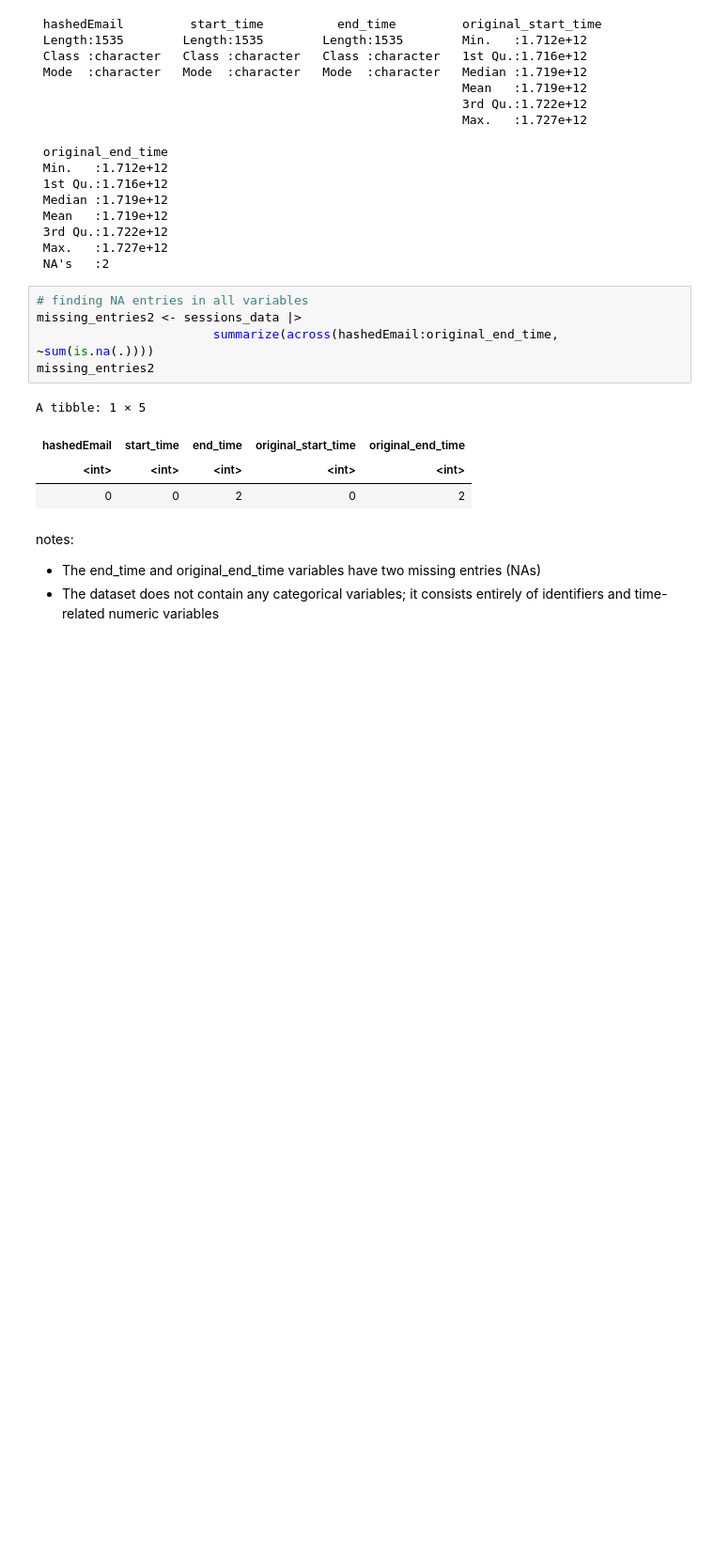
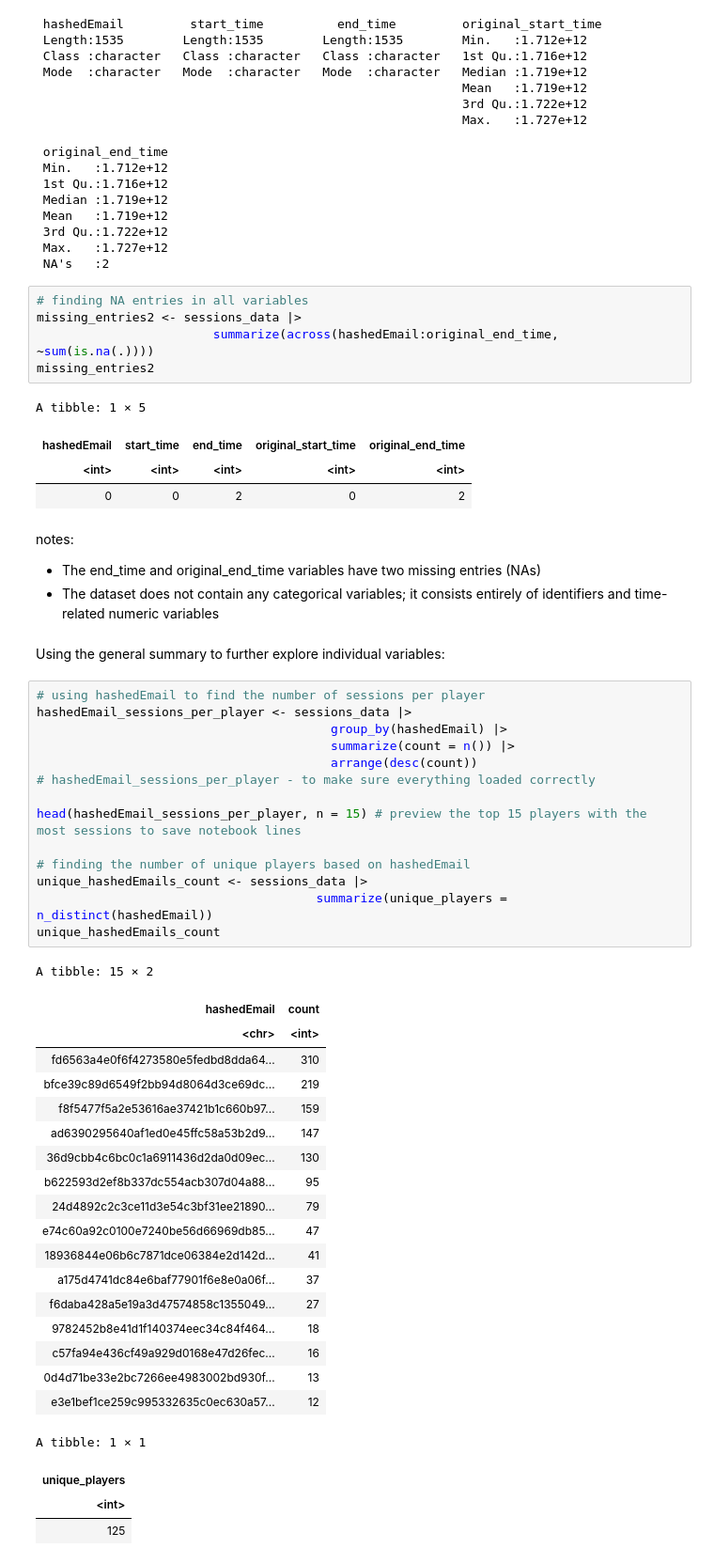
Before and after one commit to angelicaa-p/project_final_report_group, a Jupyter notebook: project_planning_stage_individual.ipynb, the cells around one changed output. Shown at 94% size. Cells and saved outputs as stored; diff of their text form; blank space fills up the shorter version.

```diff
--- a/project_planning_stage_individual.ipynb
+++ b/project_planning_stage_individual.ipynb
@@ -332,3 +315,42 @@ A tibble: 1 × 5
 notes:
 - The end_time and original_end_time variables have two missing entries (NAs)
 - The dataset does not contain any categorical variables; it consists entirely of identifiers and time-related numeric variables
+# %% [markdown]
+Using the general summary to further explore individual variables:
+# %%
+# using hashedEmail to find the number of sessions per player
+hashedEmail_sessions_per_player <- sessions_data |>
+                                        group_by(hashedEmail) |>
+                                        summarize(count = n()) |>
+                                        arrange(desc(count))
+# hashedEmail_sessions_per_player - to make sure everything loaded correctly
+
+head(hashedEmail_sessions_per_player, n = 15) # preview the top 15 players with the most sessions to save notebook lines
+
+# finding the number of unique players based on hashedEmail
+unique_hashedEmails_count <- sessions_data |>
+                                      summarize(unique_players = n_distinct(hashedEmail))
+unique_hashedEmails_count
+# %% [output]
+A tibble: 15 × 2
+| hashedEmail | count |
+| <chr> | <int> |
+| fd6563a4e0f6f4273580e5fedbd8dda64... | 310 |
+| bfce39c89d6549f2bb94d8064d3ce69dc... | 219 |
+| f8f5477f5a2e53616ae37421b1c660b97... | 159 |
+| ad6390295640af1ed0e45ffc58a53b2d9... | 147 |
+| 36d9cbb4c6bc0c1a6911436d2da0d09ec... | 130 |
+| b622593d2ef8b337dc554acb307d04a88... | 95 |
+| 24d4892c2c3ce11d3e54c3bf31ee21890... | 79 |
+| e74c60a92c0100e7240be56d66969db85... | 47 |
+| 18936844e06b6c7871dce06384e2d142d... | 41 |
+| a175d4741dc84e6baf77901f6e8e0a06f... | 37 |
+| f6daba428a5e19a3d47574858c1355049... | 27 |
+| 9782452b8e41d1f140374eec34c84f464... | 18 |
+| c57fa94e436cf49a929d0168e47d26fec... | 16 |
+| 0d4d71be33e2bc7266ee4983002bd930f... | 13 |
+| e3e1bef1ce259c995332635c0ec630a57... | 12 |
+A tibble: 1 × 1
+| unique_players |
+| <int> |
+| 125 |
```
Also changed, not shown: parts of 8 cells of this notebook.
